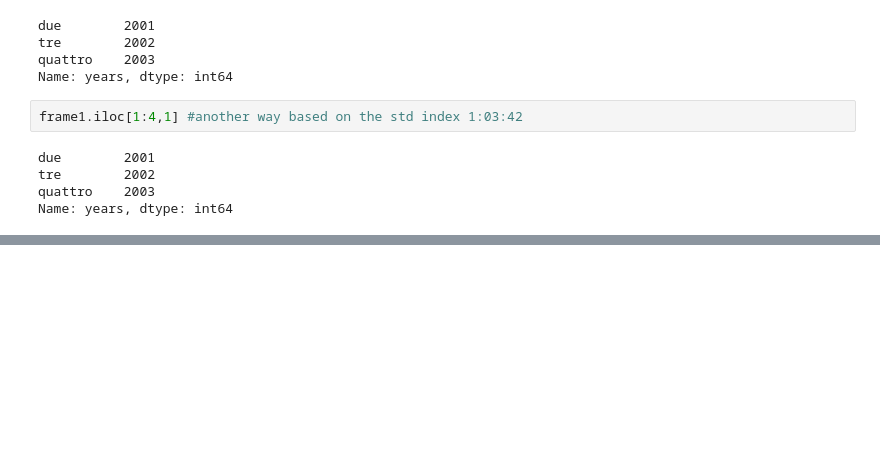
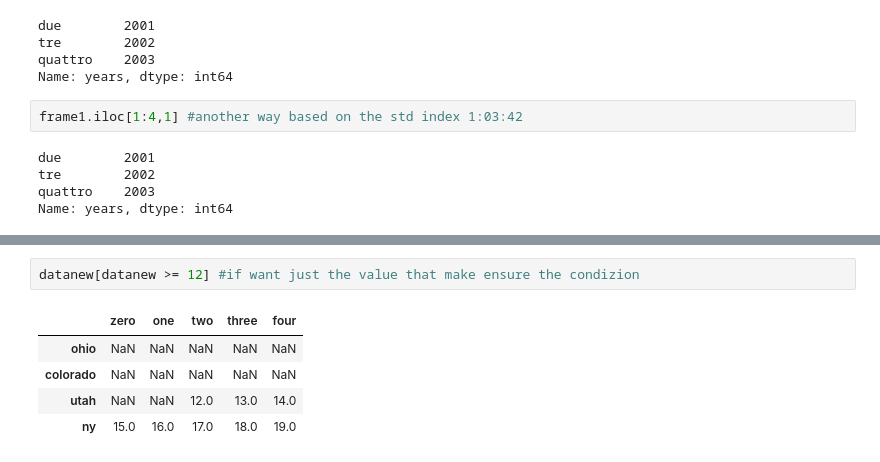
Before and after one commit to Hali2909/ExerciseNumpy, a Jupyter notebook: Exercise_Pandas.ipynb, the cells around one changed output, grey strips where cells are left out. Saved outputs shown, nothing was run; the diff lists cells and outputs as text; blank space fills up the shorter version.

```diff
--- a/Exercise_Pandas.ipynb
+++ b/Exercise_Pandas.ipynb
@@ -325,0 +356,8 @@ Name: years, dtype: int64
+# %%
+datanew[datanew >= 12] #if want just the value that make ensure the condizion
+# %% [output]
+|  | zero | one | two | three | four |
+| ohio | NaN | NaN | NaN | NaN | NaN |
+| colorado | NaN | NaN | NaN | NaN | NaN |
+| utah | NaN | NaN | 12.0 | 13.0 | 14.0 |
+| ny | 15.0 | 16.0 | 17.0 | 18.0 | 19.0 |
```
Also changed, not shown: parts of 34 cells of this notebook.
